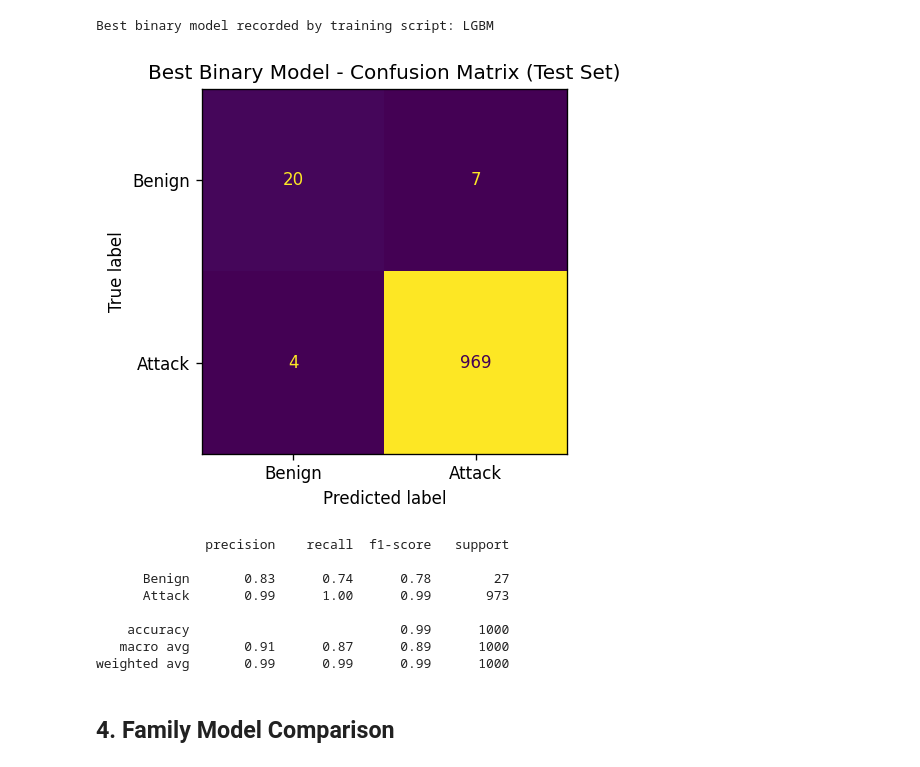
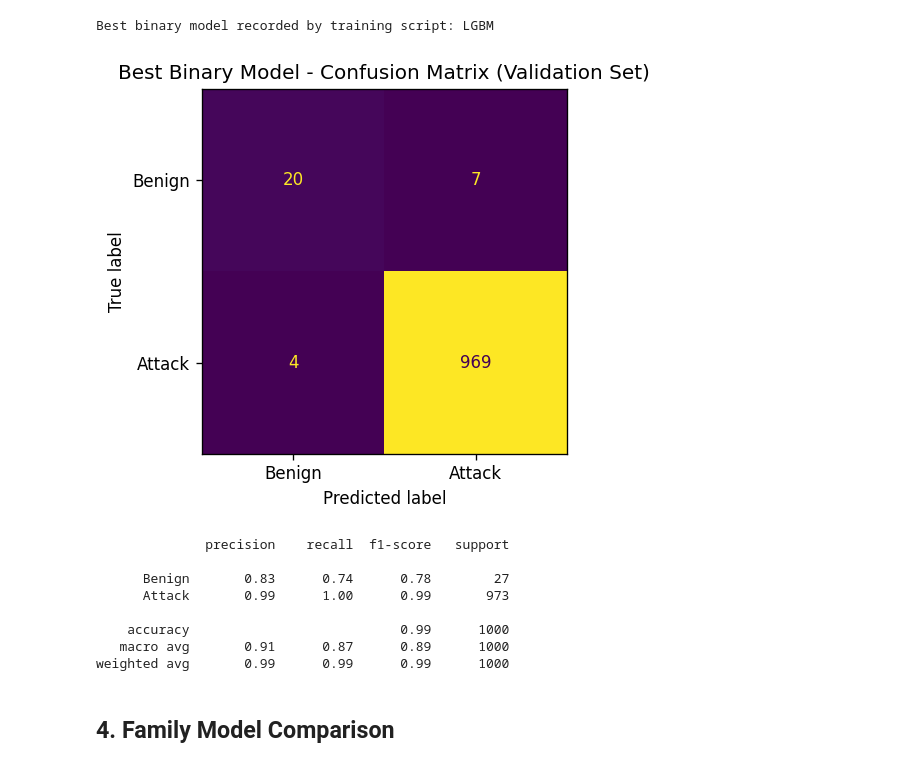
Before and after one commit to SuhasRaghavendra/Decentralized-IOT-Botnet-Detection, a Jupyter notebook: baseline_evaluation.ipynb, the cells around one changed output. Saved outputs shown, nothing was run; the diff lists cells and outputs as text; code cells hidden in the pictures.

```diff
--- a/baseline_evaluation.ipynb
+++ b/baseline_evaluation.ipynb
@@ -157,22 +157,22 @@ Best binary model recorded by training script: LGBM
 # %%
 if (MODEL_DIR / "best_binary_model.pkl").exists():
     best_binary_model = load_pickle(MODEL_DIR / "best_binary_model.pkl")
     y_pred_best_binary = best_binary_model.predict(X_test)
     cm = confusion_matrix(y_binary_test, y_pred_best_binary)
 
     fig, ax = plt.subplots(figsize=(5, 4))
     ConfusionMatrixDisplay(cm, display_labels=["Benign", "Attack"]).plot(ax=ax, colorbar=False)
-    ax.set_title("Best Binary Model - Confusion Matrix (Test Set)")
+    ax.set_title("Best Binary Model - Confusion Matrix (Validation Set)")
     plt.tight_layout()
     MODEL_DIR.mkdir(exist_ok=True)
     plt.savefig(MODEL_DIR / "confusion_matrix_binary.png", dpi=150)
     plt.show()
 
     print(classification_report(y_binary_test, y_pred_best_binary, target_names=["Benign", "Attack"], zero_division=0))
 else:
     print("best_binary_model.pkl not found. Run train_binary_baseline.py first.")
 # %% [output]
-[figure, old version]
+[figure, new version]
               precision    recall  f1-score   support
 
       Benign       0.83      0.74      0.78        27
```
Also changed, not shown: parts of 1 cell of this notebook.
